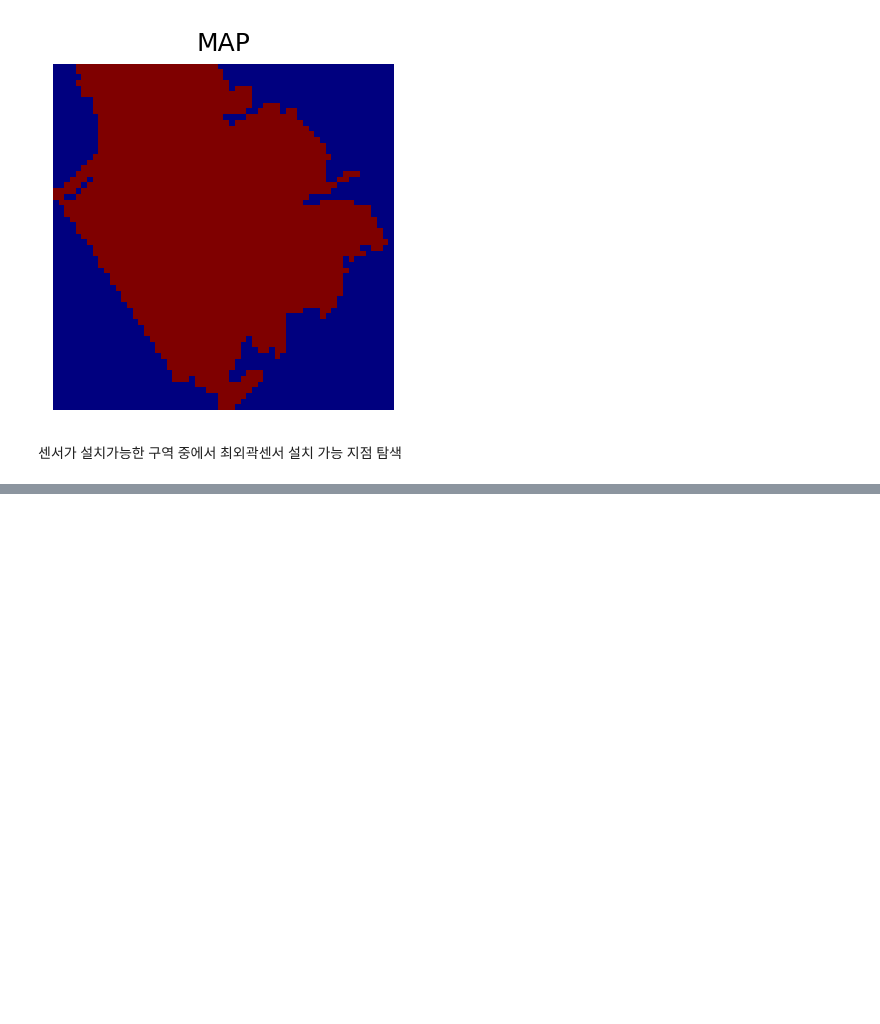
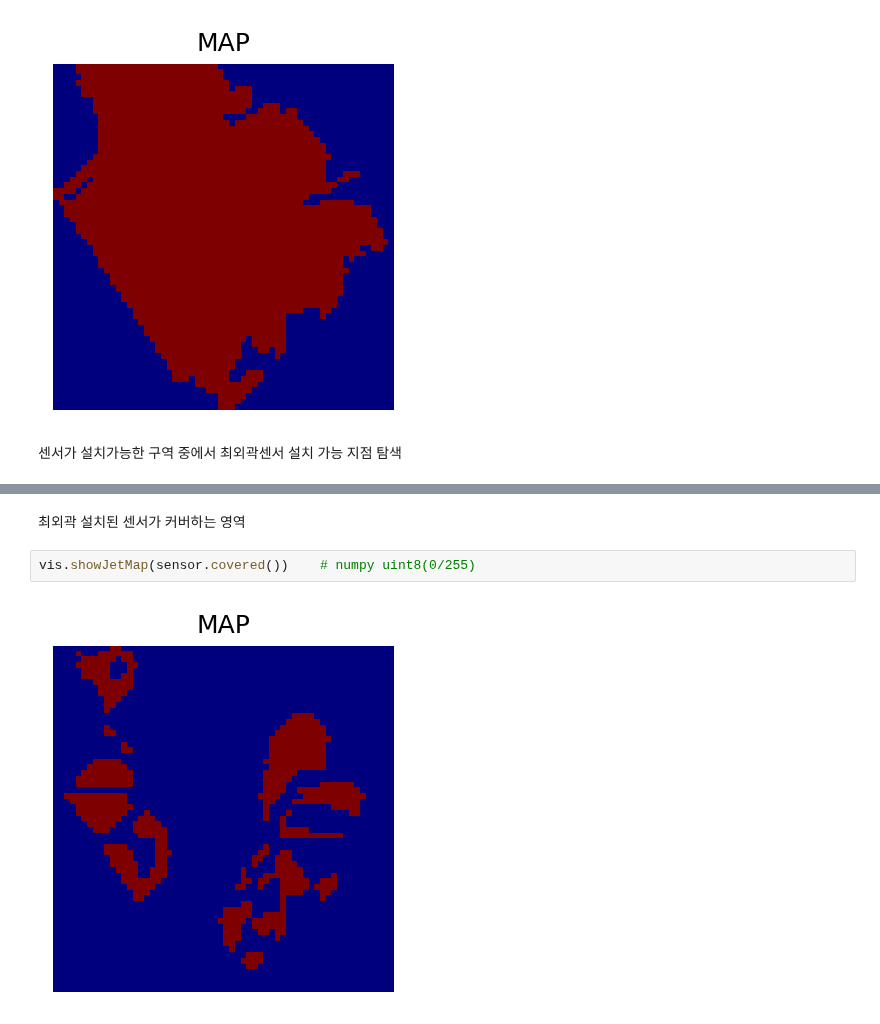
Before and after one commit to yutakseo/SensorDeployment_Optimizer, a Jupyter notebook: test.ipynb, the cells around one changed output, grey strips where cells are left out. Saved outputs shown, nothing was run; the diff lists cells and outputs as text; blank space fills up the shorter version.

```diff
--- a/test.ipynb
+++ b/test.ipynb
@@ -91,0 +77,6 @@ vis.showJetMap_circle(map, optimized_sensors+corner_candidate, radius=45)
+# %% [markdown]
+최외곽 설치된 센서가 커버하는 영역
+# %%
+vis.showJetMap(sensor.covered())    # numpy uint8(0/255)
+# %% [output]
+[figure, added]
```
Also changed, not shown: parts of 16 cells of this notebook, 3 other files.
